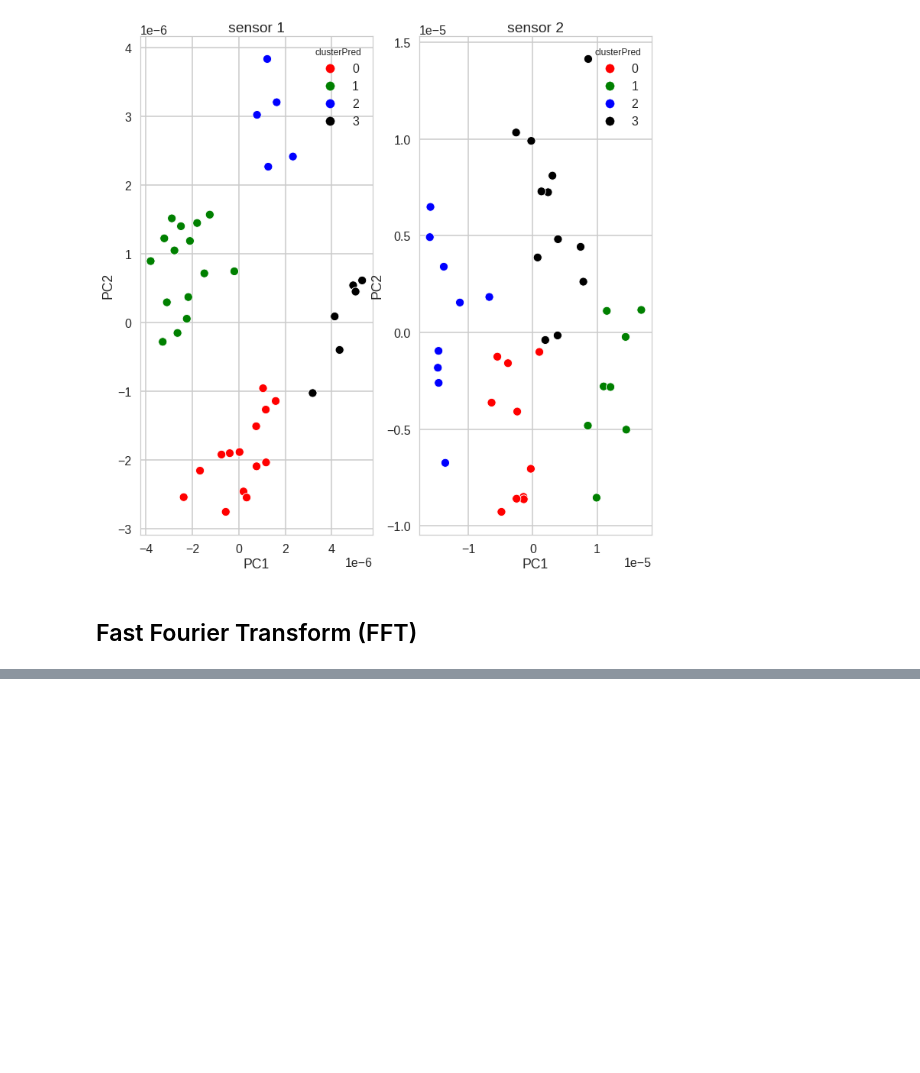
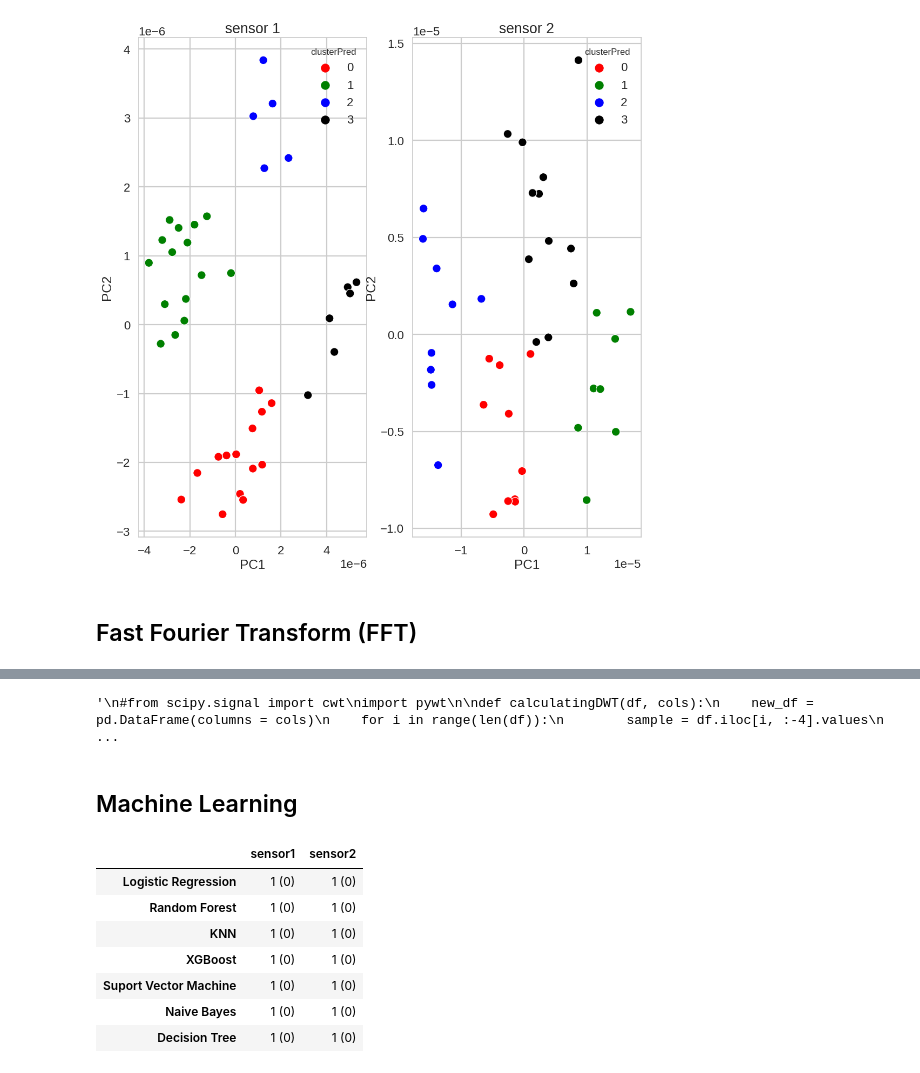
Before and after one commit to lucasvoltera/ic-sensors, a Jupyter notebook: voltametria.ipynb, the cells around one changed output, grey strips where cells are left out. Cells and saved outputs as stored; diff of their text form; code cells hidden in the pictures; blank space fills up the shorter version.

Commit message:
adding ML baseline models

```diff
--- a/voltametria.ipynb
+++ b/voltametria.ipynb
@@ -670,0 +671,36 @@ plotParallelCoordinates(df = fft_data['sensor2'],
+# %%
+'''
+#from scipy.signal import cwt
+import pywt
+
+def calculatingDWT(df, cols):
+    new_df = pd.DataFrame(columns = cols)
+    for i in range(len(df)):
+        sample = df.iloc[i, :-4].values
+        ca,cd = pywt.dwt(sample, mode = 'per', wavelet = "db1")
+        print(cd.shape)
+        new_df.loc[i] = ca
+
+    return new_df
+
+def calculatingCWT2(sample, cols):
+    dt = 0.01
+    fs = 1/dt
+    frequencies = np.linspace(cols[0], cols[-1], num = 81)
+    scales = pywt.frequency2scale('cmor1.5-1.0', frequencies)
+    cwtmatr, freqs = pywt.dwt(sample, 'db2')
+    #print(cwtmatr.shape)
+    return cwtmatr
+
+cwt_data = {}
+cwt_data['sensor1'] = calculatingDWT(raw_data['sensor1'], cols = raw_data['sensor1'].iloc[:,:-4].columns)
+cwt_data['sensor2'] = calculatingDWT(raw_data['sensor2'], cols = raw_data['sensor2'].iloc[:,:-4].columns)
+
+cwt_data['sensor1']['target'] = raw_data['sensor1']['target']
+cwt_data['sensor2']['target'] = raw_data['sensor2']['target']
+
+'''
+# %% [output]
+'\n#from scipy.signal import cwt\nimport pywt\n\ndef calculatingDWT(df, cols):\n    new_df = pd.DataFrame(columns = cols)\n    for i in range(len(df)):\n        sample = df.iloc[i, :-4].values\n       ...
+# %% [markdown]
+## Machine Learning
@@ -670,0 +931,12 @@ plotParallelCoordinates(df = fft_data['sensor2'],
+# %%
+model_scores_raw_data = runModels(raw_data)
+model_scores_raw_data
+# %% [output]
+|  | sensor1 | sensor2 |
+| Logistic Regression | 1 (0) | 1 (0) |
+| Random Forest | 1 (0) | 1 (0) |
+| KNN | 1 (0) | 1 (0) |
+| XGBoost | 1 (0) | 1 (0) |
+| Suport Vector Machine | 1 (0) | 1 (0) |
+| Naive Bayes | 1 (0) | 1 (0) |
+| Decision Tree | 1 (0) | 1 (0) |
```
Also changed, not shown: parts of 13 cells of this notebook.
